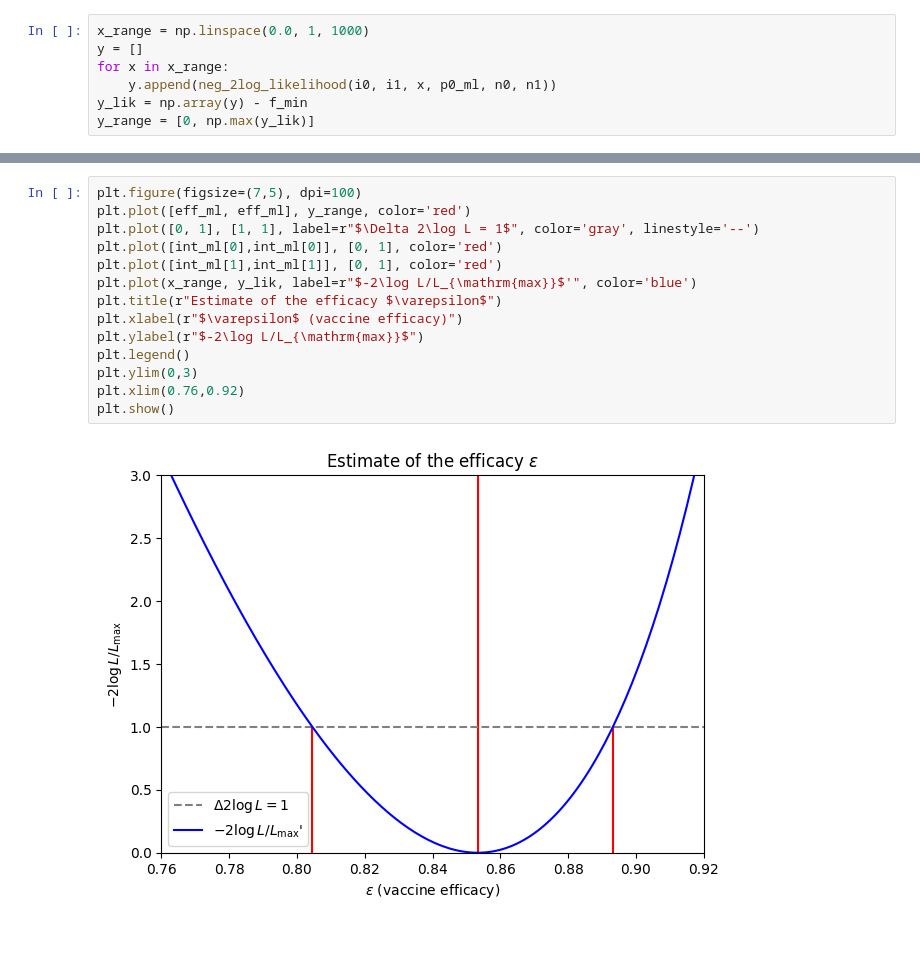
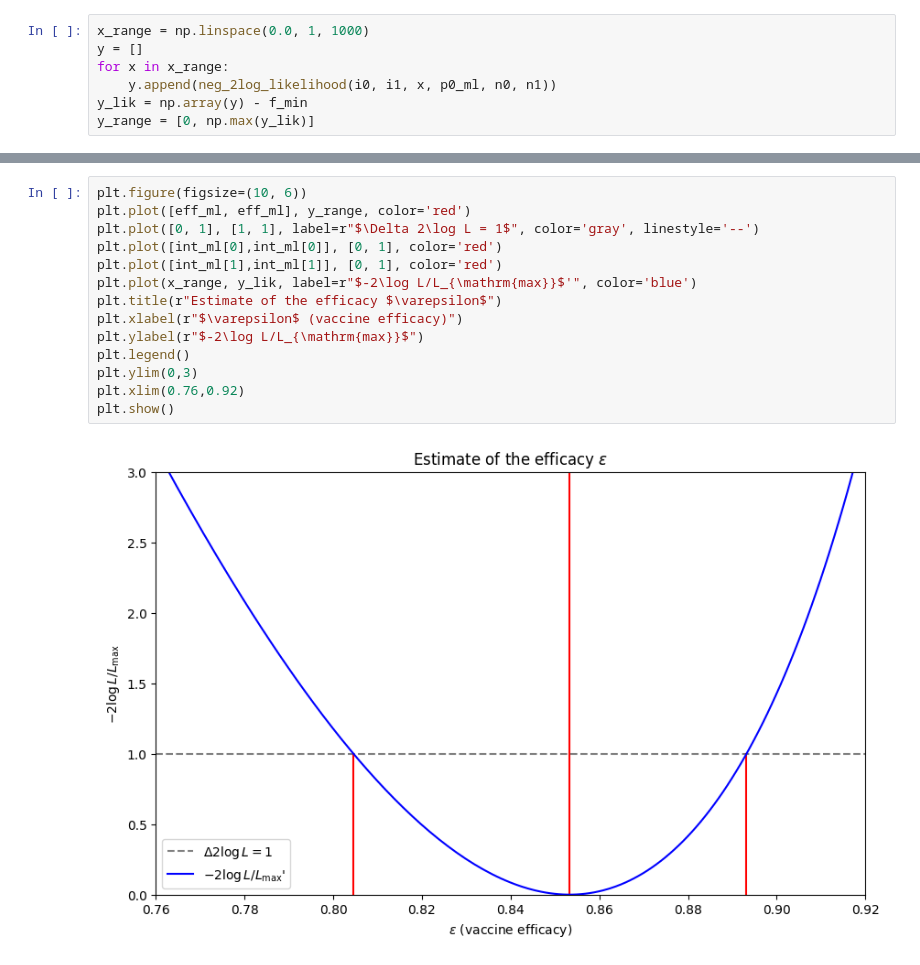
Before and after one commit to lucalista/analisi-dati-2024, a Jupyter notebook: 13.02.00__Stima_della_efficacia_di_un_vaccino.ipynb, the cells around one changed output, grey strips where cells are left out. Cells and saved outputs as stored; diff of their text form; blank space fills up the shorter version.

```diff
--- a/13.02.00__Stima_della_efficacia_di_un_vaccino.ipynb
+++ b/13.02.00__Stima_della_efficacia_di_un_vaccino.ipynb
@@ -251,19 +253,19 @@ plt.show()
 # %%
-plt.figure(figsize=(7,5), dpi=100)
+plt.figure(figsize=(10, 6))
 plt.plot([eff_ml, eff_ml], y_range, color='red')
 plt.plot([0, 1], [1, 1], label=r"$\Delta 2\log L = 1$", color='gray', linestyle='--')
 plt.plot([int_ml[0],int_ml[0]], [0, 1], color='red')
 plt.plot([int_ml[1],int_ml[1]], [0, 1], color='red')
 plt.plot(x_range, y_lik, label=r"$-2\log L/L_{\mathrm{max}}$'", color='blue')
 plt.title(r"Estimate of the efficacy $\varepsilon$")
 plt.xlabel(r"$\varepsilon$ (vaccine efficacy)")
 plt.ylabel(r"$-2\log L/L_{\mathrm{max}}$")
 plt.legend()
 plt.ylim(0,3)
 plt.xlim(0.76,0.92)
 plt.show()
 # %% [output]
-[figure, old version]
+[figure, new version]
 # %%
 nptx, npty = 101, 101
 x_p = np.linspace(0.65, 0.96, nptx)
```
Also changed, not shown: parts of 14 cells of this notebook.
